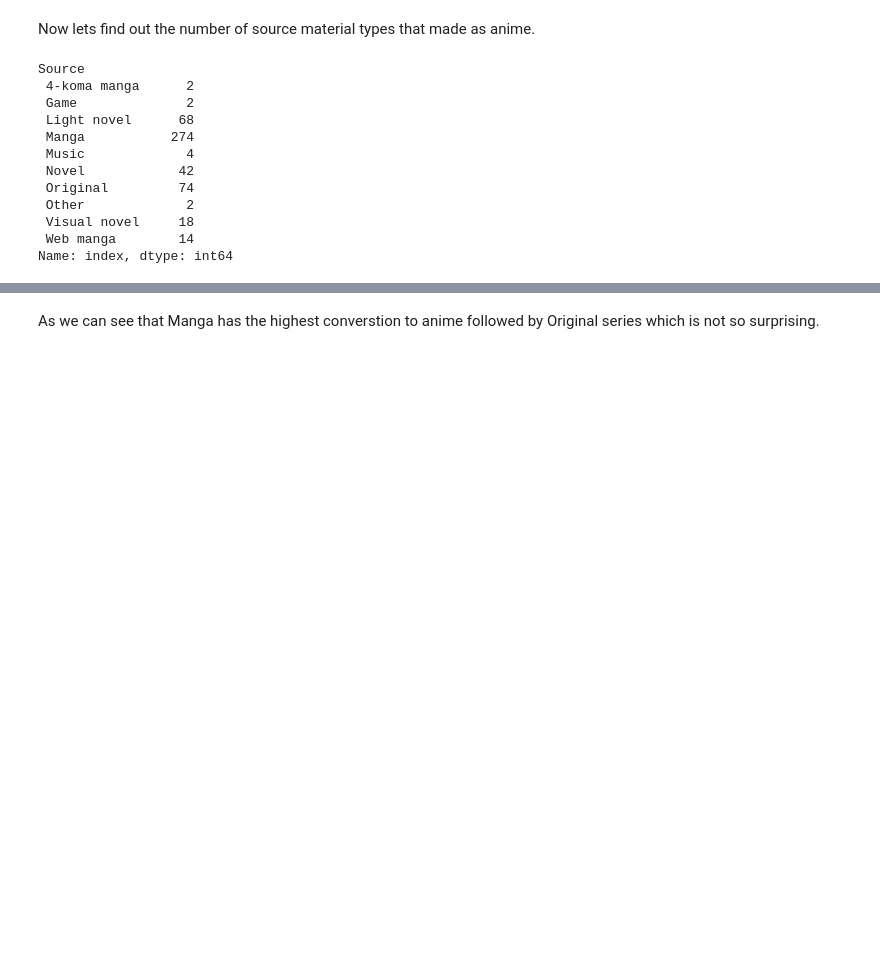
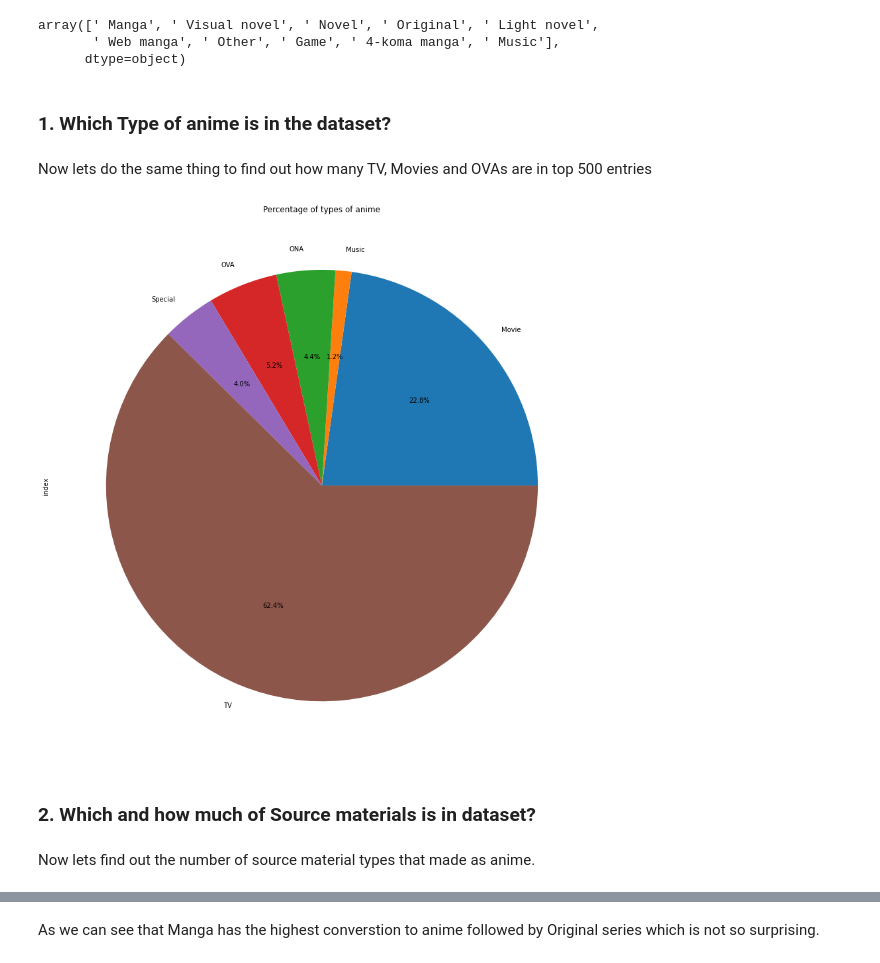
Before and after one commit to void-dono/anime-analysis, a Jupyter notebook: anime_analysis.ipynb, the cells around one changed output, grey strips where cells are left out. Drawn from its saved outputs; the diff is of its cells as text; code cells hidden in the pictures; blank space fills up the shorter version.

```diff
--- a/anime_analysis.ipynb
+++ b/anime_analysis.ipynb
@@ -7,20 +36,23 @@ import seaborn as sb
 # %%
-df= pd.read_csv('/MAL-data.csv')
+df= pd.read_csv('/content/MAL-data.csv')
 df.reset_index(inplace=True)
+# %%
+df['Source'].unique()
+# %% [output]
+array([' Manga', ' Visual novel', ' Novel', ' Original', ' Light novel',
+       ' Web manga', ' Other', ' Game', ' 4-koma manga', ' Music'],
+      dtype=object)
+# %% [markdown]
+### 1. Which Type of anime is in the dataset?
+# %% [markdown]
+Now lets do the same thing to find out how many TV, Movies and OVAs are in top 500 entries
+# %%
+v1=df.groupby('Type')['index'].nunique()
+# %%
+v1.plot.pie(autopct="%.1f%%", figsize=(20,15),title='Percentage of types of anime');
+# %% [output]
+[figure, added]
+# %% [markdown]
+### 2.   Which and how much of Source materials is in dataset?
 # %% [markdown]
 Now lets find out the number of source material types that made as anime.
-# %%
-df.groupby('Source')['index'].nunique()
-# %% [output]
-Source
- 4-koma manga      2
- Game              2
- Light novel      68
- Manga           274
- Music             4
- Novel            42
- Original         74
- Other             2
- Visual novel     18
- Web manga        14
-Name: index, dtype: int64
```
Also changed, not shown: parts of 11 cells of this notebook.
